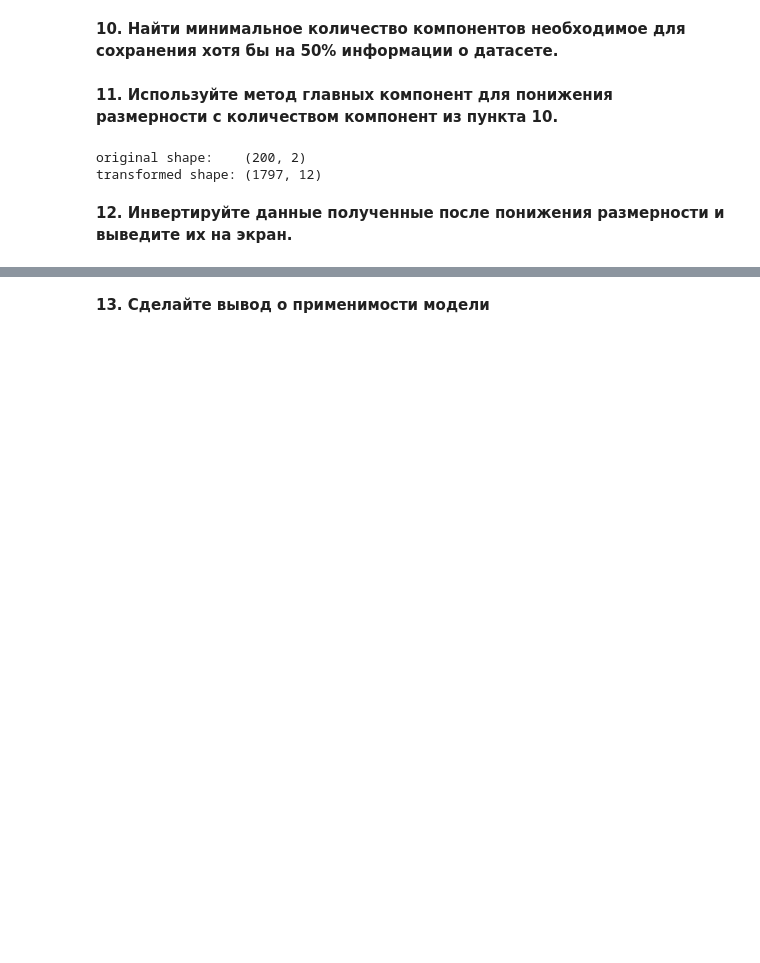
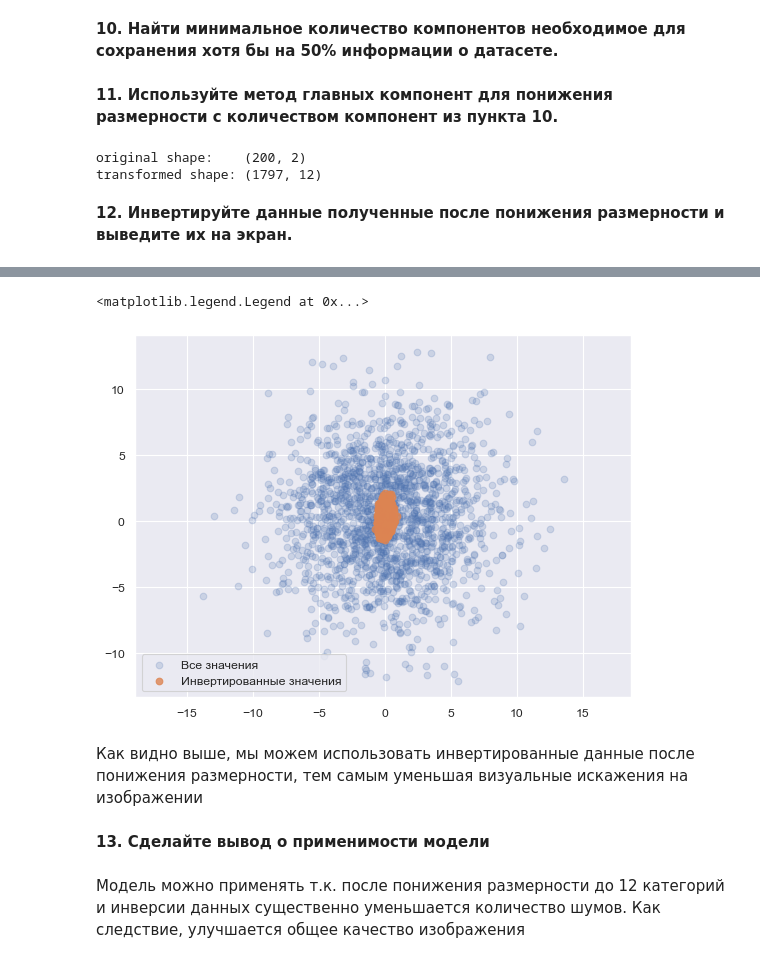
Before and after one commit to GeorgiyDemo/FA, a Jupyter notebook: Course_III/ML/ML6 Понижение размерности/ПИ19_3_Деменчук_6.ipynb, the cells around one changed output, grey strips where cells are left out. Saved outputs shown, nothing was run; the diff lists cells and outputs as text; code cells hidden in the pictures; blank space fills up the shorter version.

```diff
--- a/Course_III/ML/ML6 Понижение размерности/ПИ19_3_Деменчук_6.ipynb
+++ b/Course_III/ML/ML6 Понижение размерности/ПИ19_3_Деменчук_6.ipynb
@@ -174,7 +175,18 @@ NameError: name 'plots_digits' is not defined
 # %%
+from matplotlib.pyplot import figure
+figure(figsize=(8, 6), dpi=80)
 X_new = pca.inverse_transform(X_pca)
-plt.scatter(noisy[:, 0], noisy[:, 1], alpha=0.2)
-plt.scatter(X_new[:, 0], X_new[:, 1], alpha=0.8)
+s1 = plt.scatter(noisy[:, 0], noisy[:, 1], alpha=0.2)
+s2 = plt.scatter(X_new[:, 0], X_new[:, 1], alpha=0.8)
 plt.axis('equal')
+plt.legend((s1, s2),('Все значения', 'Инвертированные значения'), scatterpoints=1)
+# %% [output]
+<matplotlib.legend.Legend at 0x...>
+[figure, added]
+# %% [markdown]
+Как видно выше, мы можем использовать инвертированные данные после понижения размерности, тем самым уменьшая визуальные искажения на изображении
 # %% [markdown]
 **13. Сделайте вывод о применимости модели**
+# %% [markdown]
+Модель можно применять т.к. после понижения размерности до 12 категорий и инверсии данных существенно уменьшается количество шумов.
+Как следствие, улучшается общее качество изображения
```
Also changed, not shown: parts of 11 cells of this notebook.
